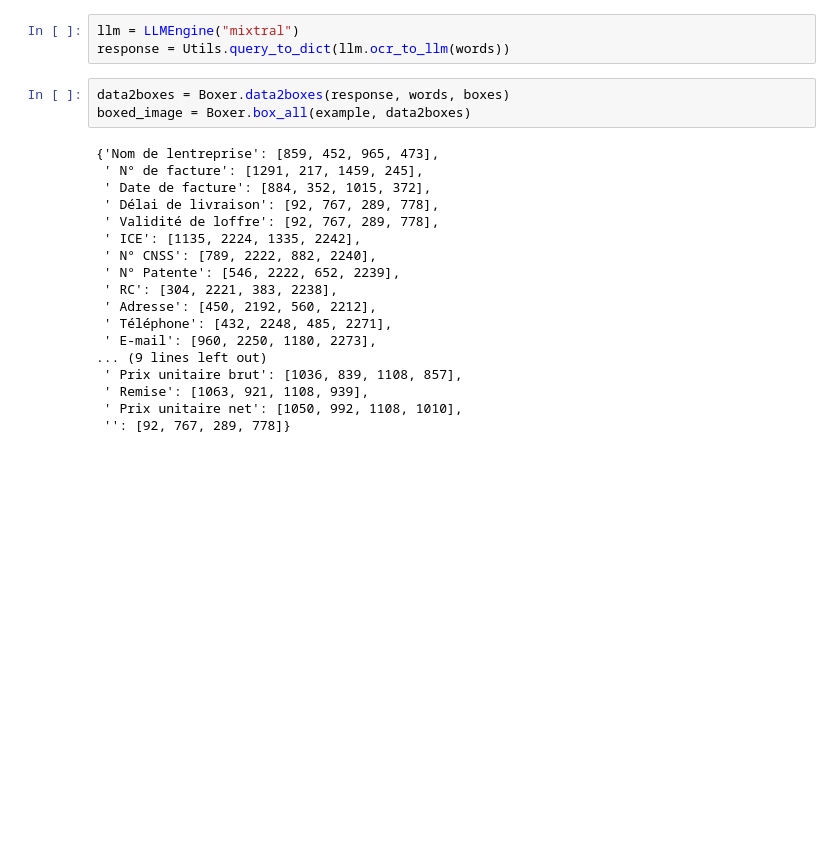
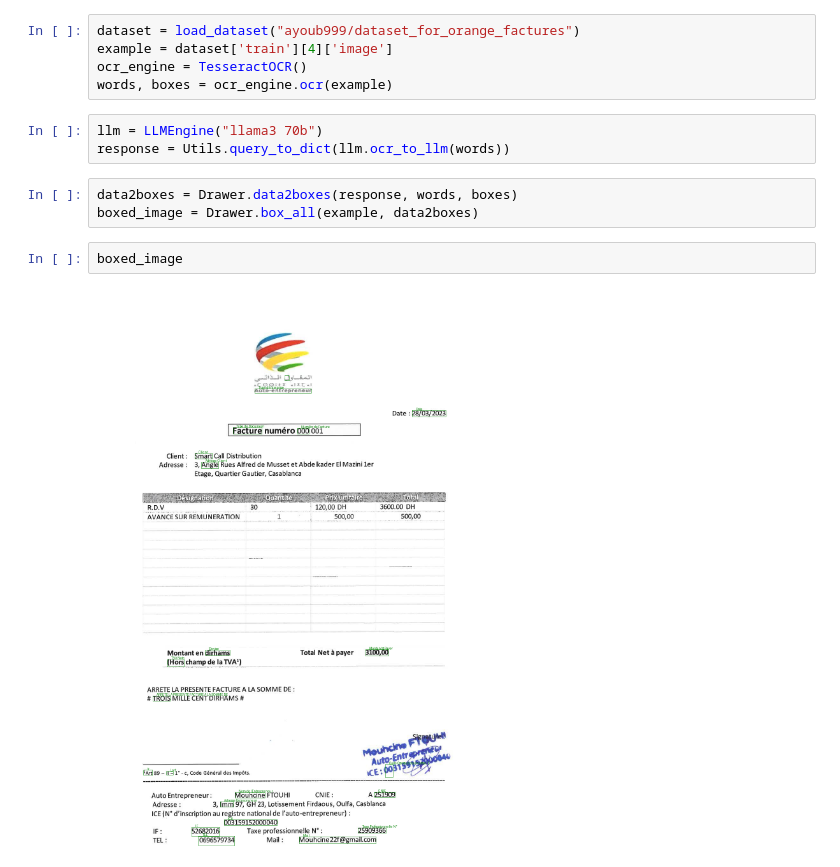
Before and after one commit to Haron-Benfaida/AutoLabel, a Jupyter notebook: experiment_tesseract.ipynb, the cells around one changed output. Saved outputs shown, nothing was run; the diff lists cells and outputs as text; blank space fills up the shorter version.

```diff
--- a/experiment_tesseract.ipynb
+++ b/experiment_tesseract.ipynb
@@ -27,24 +7,15 @@ boxes = [
+# %%
+dataset = load_dataset("ayoub999/dataset_for_orange_factures")
+example = dataset['train'][4]['image']
+ocr_engine = TesseractOCR()
+words, boxes = ocr_engine.ocr(example)
 # %%
-llm = LLMEngine("mixtral")
+llm = LLMEngine("llama3 70b")
 response = Utils.query_to_dict(llm.ocr_to_llm(words))
 # %%
-data2boxes = Boxer.data2boxes(response, words, boxes)
-boxed_image = Boxer.box_all(example, data2boxes)
+data2boxes = Drawer.data2boxes(response, words, boxes)
+boxed_image = Drawer.box_all(example, data2boxes)
-# %% [output]
-{'Nom de lentreprise': [859, 452, 965, 473],
- ' N° de facture': [1291, 217, 1459, 245],
- ' Date de facture': [884, 352, 1015, 372],
- ' Délai de livraison': [92, 767, 289, 778],
- ' Validité de loffre': [92, 767, 289, 778],
- ' ICE': [1135, 2224, 1335, 2242],
- ' N° CNSS': [789, 2222, 882, 2240],
- ' N° Patente': [546, 2222, 652, 2239],
- ' RC': [304, 2221, 383, 2238],
- ' Adresse': [450, 2192, 560, 2212],
- ' Téléphone': [432, 2248, 485, 2271],
- ' E-mail': [960, 2250, 1180, 2273],
-... (9 lines left out)
- ' Prix unitaire brut': [1036, 839, 1108, 857],
- ' Remise': [1063, 921, 1108, 939],
- ' Prix unitaire net': [1050, 992, 1108, 1010],
- '': [92, 767, 289, 778]}
+# %%
+boxed_image
+# %% [output]
+[figure, added]
```
Also changed, not shown: parts of 2 cells of this notebook, 12 other files.
